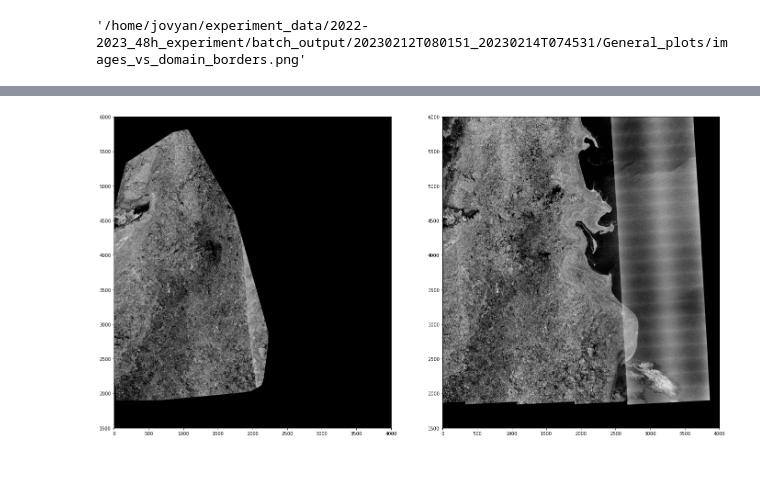
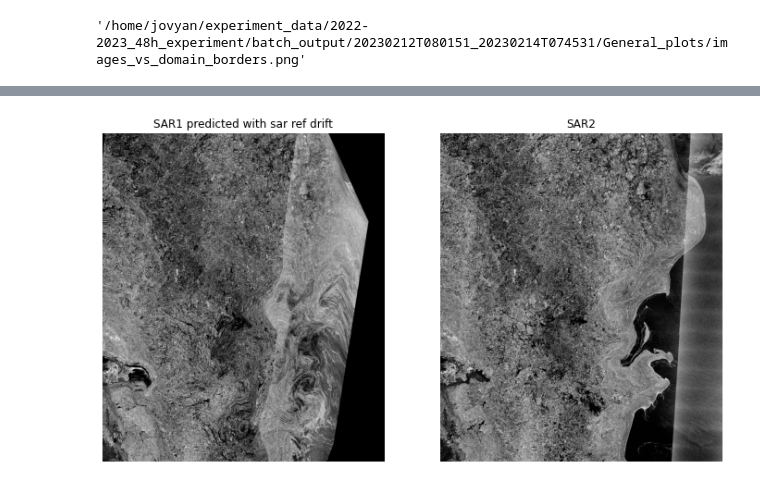
Before and after one commit to AnnaT1990/SAR_forecast_experiment, a Jupyter notebook: 2022-2023_48h_experiment/one_flow_package/processing_notebook.ipynb, the cells around one changed output, grey strips where cells are left out. Drawn from its saved outputs; the diff is of its cells as text; code cells hidden in the pictures.

Commit message:
adding composite plotting of ref prediction results

```diff
--- a/2022-2023_48h_experiment/one_flow_package/processing_notebook.ipynb
+++ b/2022-2023_48h_experiment/one_flow_package/processing_notebook.ipynb
@@ -180,12 +229,16 @@ Number of True values without filtering : 4841
 # %%
-# Warp SAR1 with SAR-drift compenstaion
+# 4. Warping SAR1 image with the reference sar drift and compare all arrays in the comparison distination domain
+
+# Warp SAR1 with SAR-drift compenstaion/displacement
 good_pixels = gpi2
 mask_pm = ~good_pixels # mask out low quality or NaN
-s1_dst_dom_S = warp_with_uv(n1_hv, n1_hv[1], mod_dom, upm, vpm, mask_pm, dst_dom)
+s1_dst_dom_S_hv = warping_with_domain.warp_with_uv(n1_hv, n1_hv[1], mod_dom, upm, vpm, mask_pm, dst_dom)
+s1_dst_dom_S_hh = warping_with_domain.warp_with_uv(n1_hh, n1_hh[1], mod_dom, upm, vpm, mask_pm, dst_dom)
 
-# Warp SAR1 with model-drift compenstaion
-#mask_mo = np.zeros(umo.shape, bool) # mask nothing
-#s1_dst_dom_M = warp_with_uv(n1_hv, n1_hv[1], mod_dom, umo, vmo, mask_mo, dst_dom)
+# Warp SAR2 to the comparison domain
+s2_dst_dom_hv = warping_with_domain.warp(n2_hv, n2_hv[1], dst_dom)
+s2_dst_dom_hh = warping_with_domain.warp(n2_hh, n2_hh[1], dst_dom)
 
-# Warp SAR2
-s2_dst_dom = warp(n2_hv, n2_hv[1], dst_dom)
+# Warp SAR1 to the comparison domain for visualisation
+s1_dst_dom_hv = warping_with_domain.warp(n1_hv, n1_hv[1], dst_dom)
+s1_dst_dom_hh = warping_with_domain.warp(n1_hh, n1_hh[1], dst_dom)
@@ -210,18 +244,0 @@ plt.show()
-# %%
-kwargs = dict(
-    cmap='gray',
-    clim=[0, 255],
-)
-
-
-fig, axs = plt.subplots(1,2, figsize=(20,10))
-axs[0].imshow(s1_dst_dom_S, **kwargs)
-axs[1].imshow(s2_dst_dom, **kwargs)
-axs[0].set_xlim([0, 4000])
-axs[0].set_ylim([1500, 6000])
-axs[1].set_xlim([0, 4000])
-axs[1].set_ylim([1500, 6000])
-plt.tight_layout()
-plt.show()
-# %% [output]
-[figure, removed]
@@ -311,0 +245,28 @@ def warp_with_uv(src_dom, src_img, uv_dom, u, v, mask, dst_dom):
+# %%
+fig, axs = plt.subplots(1,2, figsize=(12,9))
+
+kwargs = dict(
+    cmap='gray',
+    clim=[0, 255],
+)
+
+# Display images
+axs[0].imshow(s1_dst_dom_S_hv, **kwargs)
+axs[1].imshow(s2_dst_dom_hv, **kwargs)
+
+
+# Set titles
+axs[0].set_title('SAR1 predicted with sar ref drift')
+axs[1].set_title('SAR2')
+
+
+# Set common xlim and ylim for all subplots
+for ax in axs:
+    ax.set_xlim([0, 3000])
+    ax.set_ylim([5500, 2000])
+    ax.axis('off')  # Turn off axis ticks and labels
+
+#plt.tight_layout()
+plt.show()
+# %% [output]
+[figure, added]
```
Also changed, not shown: parts of 20 cells of this notebook, 2 other files.
